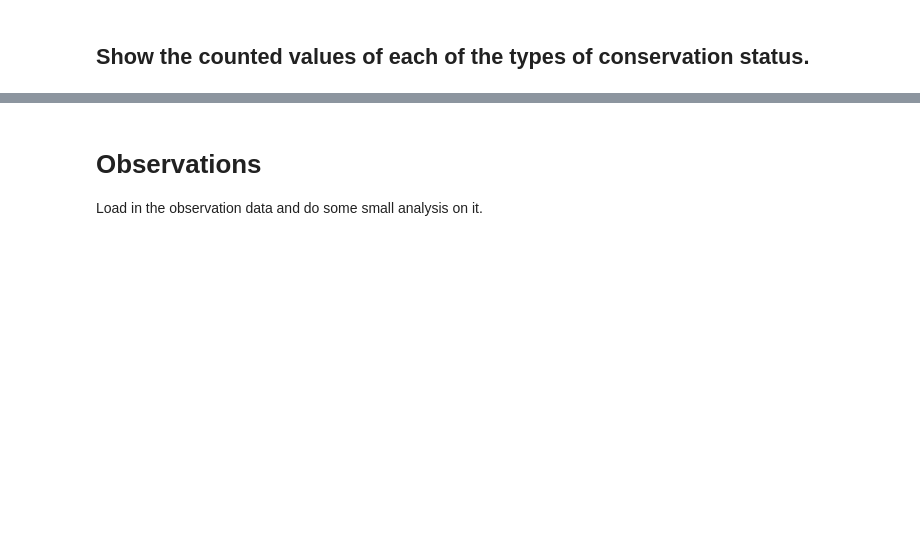
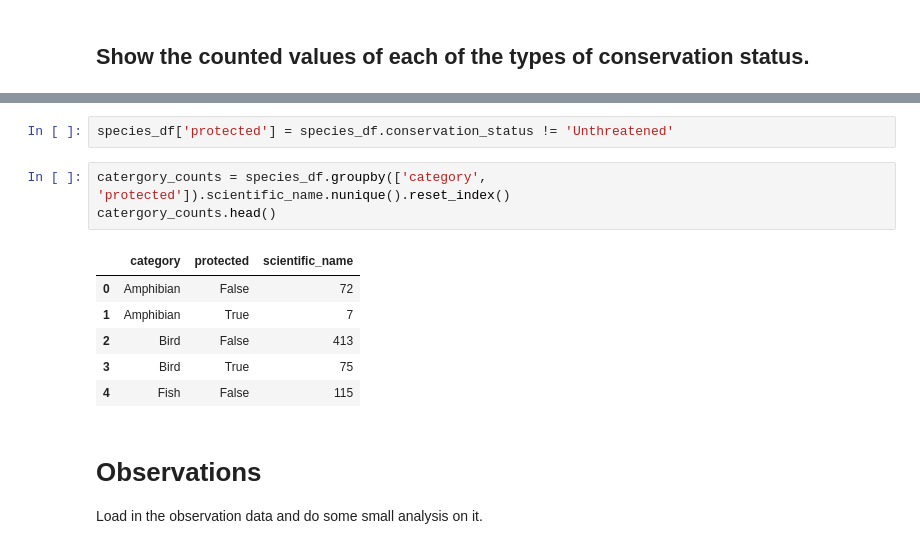
Before and after one commit to nlicari1/Portfolio-Projects, a Jupyter notebook: Biodiversity in National Parks/biodiversity-starter/biodiversity_starter/biodiversity.ipynb, the cells around one changed output, grey strips where cells are left out. Drawn from its saved outputs; the diff is of its cells as text; blank space fills up the shorter version.

```diff
--- a/Biodiversity in National Parks/biodiversity-starter/biodiversity_starter/biodiversity.ipynb
+++ b/Biodiversity in National Parks/biodiversity-starter/biodiversity_starter/biodiversity.ipynb
@@ -60,3 +104,15 @@ AttributeError: 'DataFrameGroupBy' object has no attribute 'unique'
+# %%
+species_df['protected'] = species_df.conservation_status != 'Unthreatened'
+# %%
+catergory_counts = species_df.groupby(['category', 'protected']).scientific_name.nunique().reset_index()
+catergory_counts.head()
+# %% [output]
+|  | category | protected | scientific_name |
+| 0 | Amphibian | False | 72 |
+| 1 | Amphibian | True | 7 |
+| 2 | Bird | False | 413 |
+| 3 | Bird | True | 75 |
+| 4 | Fish | False | 115 |
 # %% [markdown]
 # Observations
 
```
Also changed, not shown: parts of 8 cells of this notebook.
